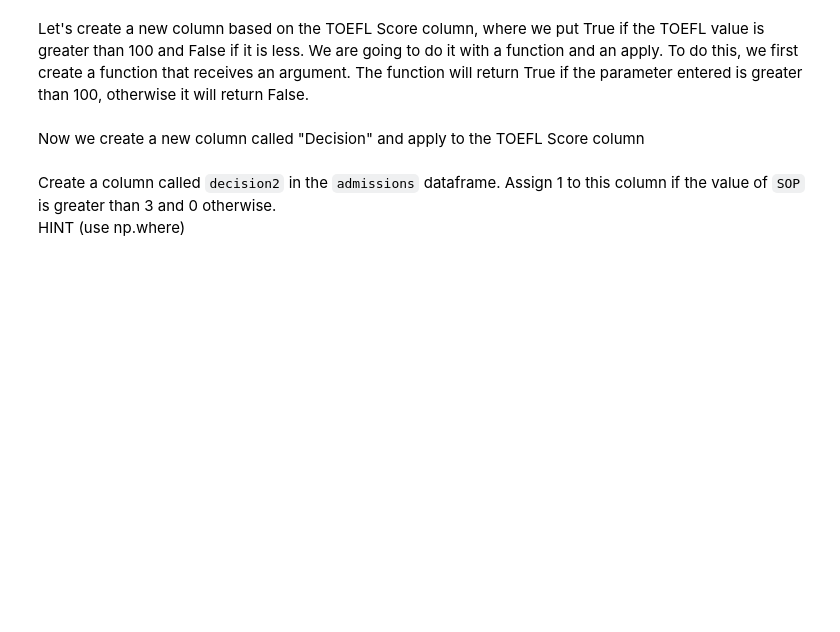
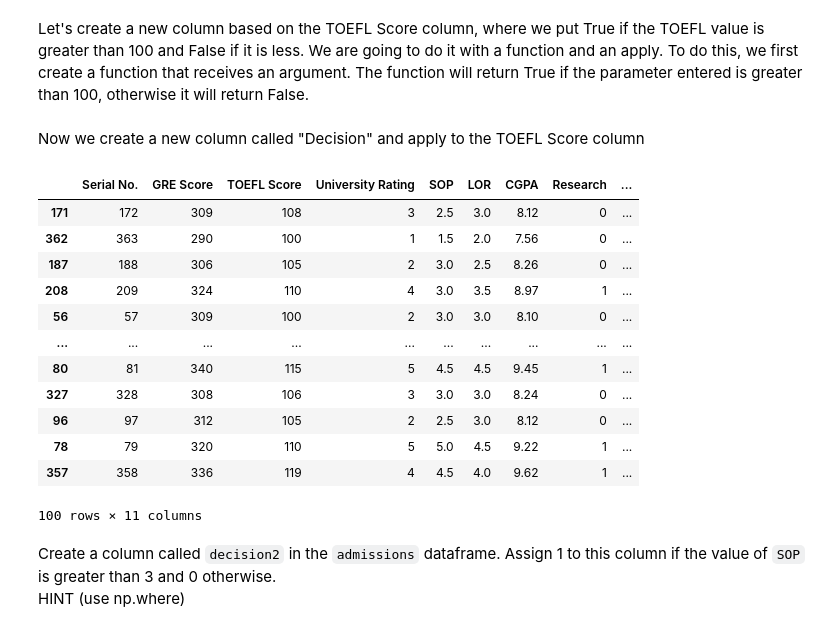
Before and after one commit to Ironhack-data-bcn-oct-2023/lab-pandas, a Jupyter notebook: your-code/pandas_1.ipynb, the cells around one changed output. Saved outputs shown, nothing was run; the diff lists cells and outputs as text; code cells hidden in the pictures; blank space fills up the shorter version.

```diff
--- a/your-code/pandas_1.ipynb
+++ b/your-code/pandas_1.ipynb
@@ -93,8 +366,31 @@ Let's evaluate the dataset by looking at the `head` function.
 # %% [markdown]
 Let's create a new column based on the TOEFL Score column, where we put True if the TOEFL value is greater than 100 and False if it is less. We are going to do it with a function and an apply.
 To do this, we first create a function that receives an argument. The function will return True if the parameter entered is greater than 100, otherwise it will return False.
+# %%
+def toefl_greater_100_is_true(number):
+    if number > 100:
+        return True
+    else:
+        return False
 # %% [markdown]
 Now we create a new column called "Decision" and apply to the TOEFL Score column
+# %%
+admissions["Decision"] = admissions["TOEFL Score"].apply(toefl_greater_100_is_true)
+admissions.sample(100)
+# %% [output]
+|  | Serial No. | GRE Score | TOEFL Score | University Rating | SOP | LOR | CGPA | Research | ... |
+| 171 | 172 | 309 | 108 | 3 | 2.5 | 3.0 | 8.12 | 0 | ... |
+| 362 | 363 | 290 | 100 | 1 | 1.5 | 2.0 | 7.56 | 0 | ... |
+| 187 | 188 | 306 | 105 | 2 | 3.0 | 2.5 | 8.26 | 0 | ... |
+| 208 | 209 | 324 | 110 | 4 | 3.0 | 3.5 | 8.97 | 1 | ... |
+| 56 | 57 | 309 | 100 | 2 | 3.0 | 3.0 | 8.10 | 0 | ... |
+| ... | ... | ... | ... | ... | ... | ... | ... | ... | ... |
+| 80 | 81 | 340 | 115 | 5 | 4.5 | 4.5 | 9.45 | 1 | ... |
+| 327 | 328 | 308 | 106 | 3 | 3.0 | 3.0 | 8.24 | 0 | ... |
+| 96 | 97 | 312 | 105 | 2 | 2.5 | 3.0 | 8.12 | 0 | ... |
+| 78 | 79 | 320 | 110 | 5 | 5.0 | 4.5 | 9.22 | 1 | ... |
+| 357 | 358 | 336 | 119 | 4 | 4.5 | 4.0 | 9.62 | 1 | ... |
+100 rows × 11 columns
 # %% [markdown]
 Create a column called `decision2` in the `admissions` dataframe. Assign 1 to this column if the value of `SOP` is greater than 3 and 0 otherwise.
 HINT (use np.where)
```
Also changed, not shown: parts of 26 cells of this notebook.
